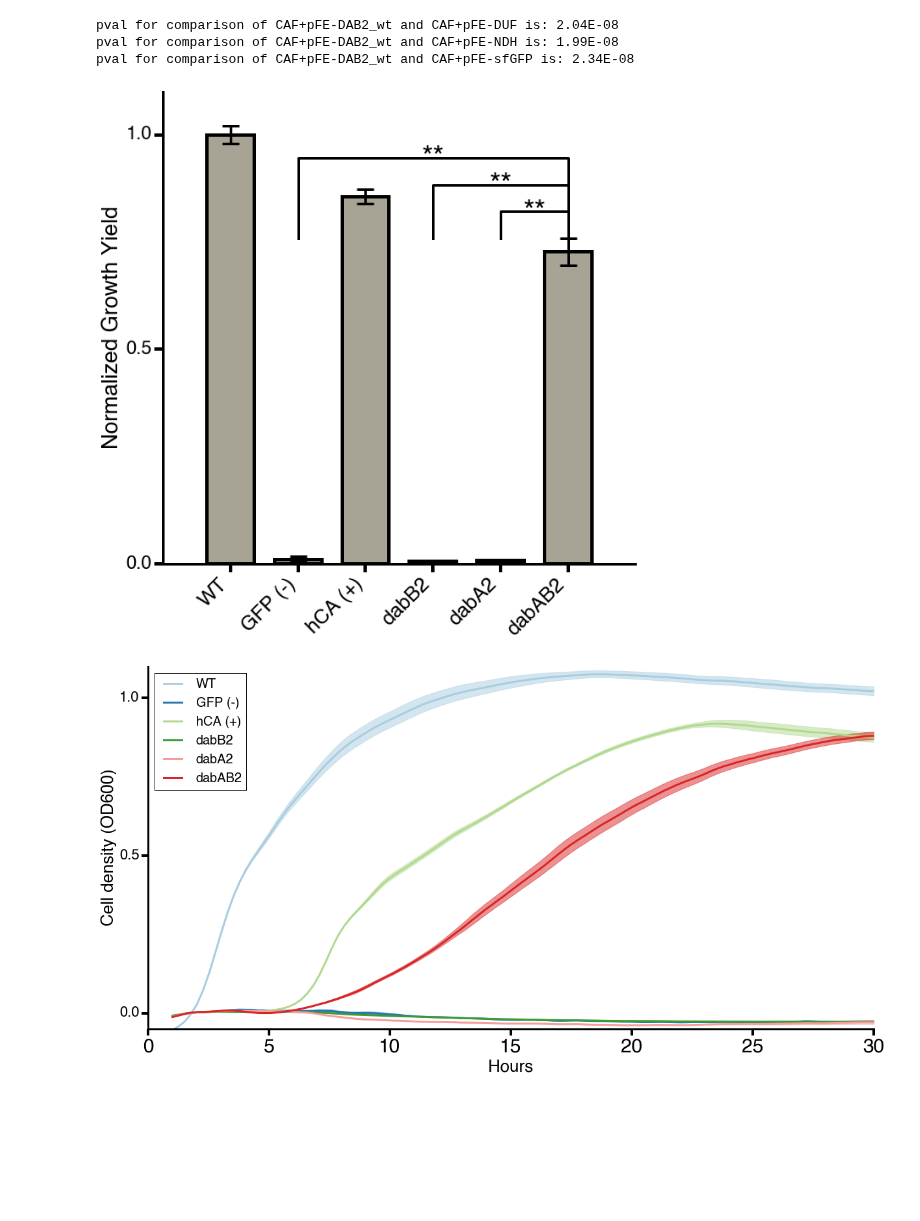
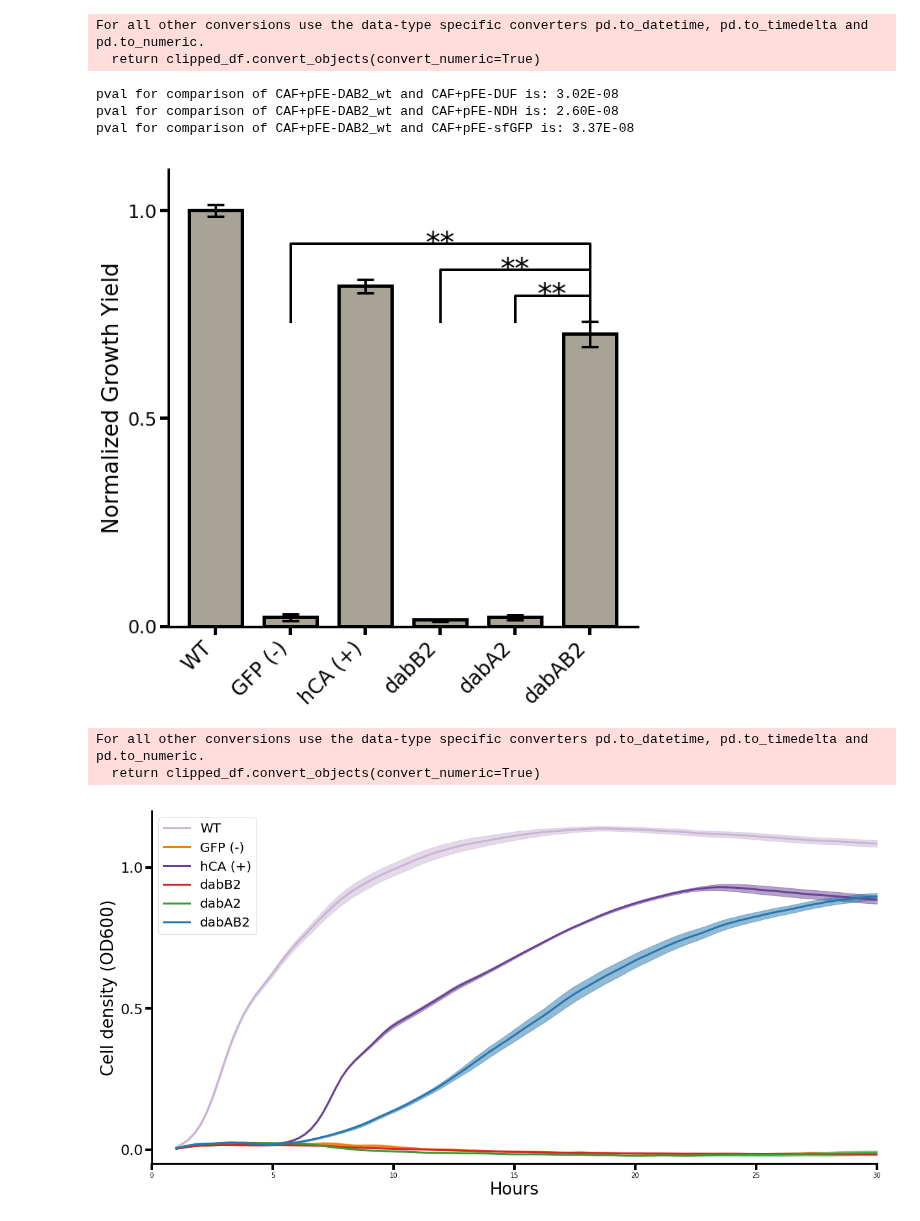
Before and after one commit to jackdesmarais/DabTransporterPaper, a Jupyter notebook: scripts/figure 3 CAFree complementation by DAB.ipynb, the cells around one changed output. Saved outputs shown, nothing was run; the diff lists cells and outputs as text; code cells hidden in the pictures; blank space fills up the shorter version.

```diff
--- a/scripts/figure 3 CAFree complementation by DAB.ipynb
+++ b/scripts/figure 3 CAFree complementation by DAB.ipynb
@@ -295,6 +295,6 @@ CA domain pct: 0.328635
 # %%
 def prepAndNormalize(ps,timecourse,cutoffTime):
-    blanked = timecourse.blank()
+    blanked = timecourse.blank(n_skip=0,n_av=3)
     smoothed = blanked.smooth()
     data = smoothed.data_for_label('abs600')
     yld = smoothed.GrowthYieldCutoff(cutoffTime,density_label='abs600')
@@ -395,10 +395,12 @@ ax.spines['bottom'].set_linewidth(3)
 plt.savefig('fig3/fig3B.eps',format='eps',bbox_inches='tight')
 plt.show()
 # %% [output]
-pval for comparison of CAF+pFE-DAB2_wt and CAF+pFE-DUF is: 2.04E-08
-pval for comparison of CAF+pFE-DAB2_wt and CAF+pFE-NDH is: 1.99E-08
-pval for comparison of CAF+pFE-DAB2_wt and CAF+pFE-sfGFP is: 2.34E-08
+For all other conversions use the data-type specific converters pd.to_datetime, pd.to_timedelta and pd.to_numeric.
+  return clipped_df.convert_objects(convert_numeric=True)
+pval for comparison of CAF+pFE-DAB2_wt and CAF+pFE-DUF is: 3.02E-08
+pval for comparison of CAF+pFE-DAB2_wt and CAF+pFE-NDH is: 2.60E-08
+pval for comparison of CAF+pFE-DAB2_wt and CAF+pFE-sfGFP is: 3.37E-08
-[figure, old version]
+[figure, new version]
 # %%
 fig,ax = plt.subplots(figsize=(20,10))
 
@@ -408,7 +410,7 @@ ps = PlateSpec.FromFile('../data/tecantaloupe/growth/plate_specs/2018_02_07_oper
 
 parser = SavageLabM1000Excel()
 timecourse = parser.ParseFromFilename('../data/tecantaloupe/growth/data/2018_02_09_CAFree_operon1_rescue_experiment_metal_KO_later.xlsx')
-blanked = timecourse.blank()
+blanked = timecourse.blank(n_skip=0,n_av=3)
 smoothed = blanked.smooth()
 
 means = smoothed.mean_by_name(ps)
@@ -429,40 +431,50 @@ to_plot = [
     ('CAF+pFE-DAB2_wt', 'dabAB2'),
 ]
 
+colors = {
+    'WT':qual_palette[8],
+    'GFP (-)':qual_palette[7],
+    'hCA (+)':qual_palette[9],
+    'dabAB2':qual_palette[1],
+    'dabB2':qual_palette[5],
+    'dabA2':qual_palette[3],
+}
 
 labels = [name for label, name in to_plot]
 
 for i, tp in enumerate(to_plot):
     c,label = tp
-    color = qual_palette[i % len(qual_palette)]
+    color = colors[label]
     plt.fill_between(time_h, mean_OD[c] - sems_OD[c], mean_OD[c] + sems_OD[c],
                      color=color, alpha=0.5)
     plt.plot(time_h, mean_OD[c], label=label, color=color,lw=3)
 
 plt.xlim(0,30)
 
 plt.ylabel('Cell density (OD600)', fontsize=26)
 plt.xlabel('Hours', fontsize=26)
 
 # plt.xticks(xs, labels, rotation=45, fontsize=24, ha='right')
 plt.tick_params(axis='both', direction='out', bottom='on', left='on', top='off', right='off',
                 length=10, width=4)
 plt.yticks([0, 0.5, 1.0], fontsize=22)
-plt.ylim(-0.05, 1.1)
+plt.ylim(-0.05, 1.2)
     # Hide the right and top spines
 ax.spines['right'].set_visible(False)
 ax.spines['top'].set_visible(False)
 
 # Only show ticks on the left and bottom spines
 ax.yaxis.set_ticks_position('left')
 ax.xaxis.set_ticks_position('bottom')
 
 #     change axis weight
 ax.spines['left'].set_linewidth(3)
 ax.spines['bottom'].set_linewidth(3)
 plt.legend(loc=0,fontsize=20)
 
 plt.savefig('fig3/fig3S2.eps',format='eps',bbox_inches='tight')
 plt.show()
 # %% [output]
+For all other conversions use the data-type specific converters pd.to_datetime, pd.to_timedelta and pd.to_numeric.
+  return clipped_df.convert_objects(convert_numeric=True)
-[figure, old version]
+[figure, new version]
```
Also changed, not shown: parts of 6 cells of this notebook, 18 other files.
